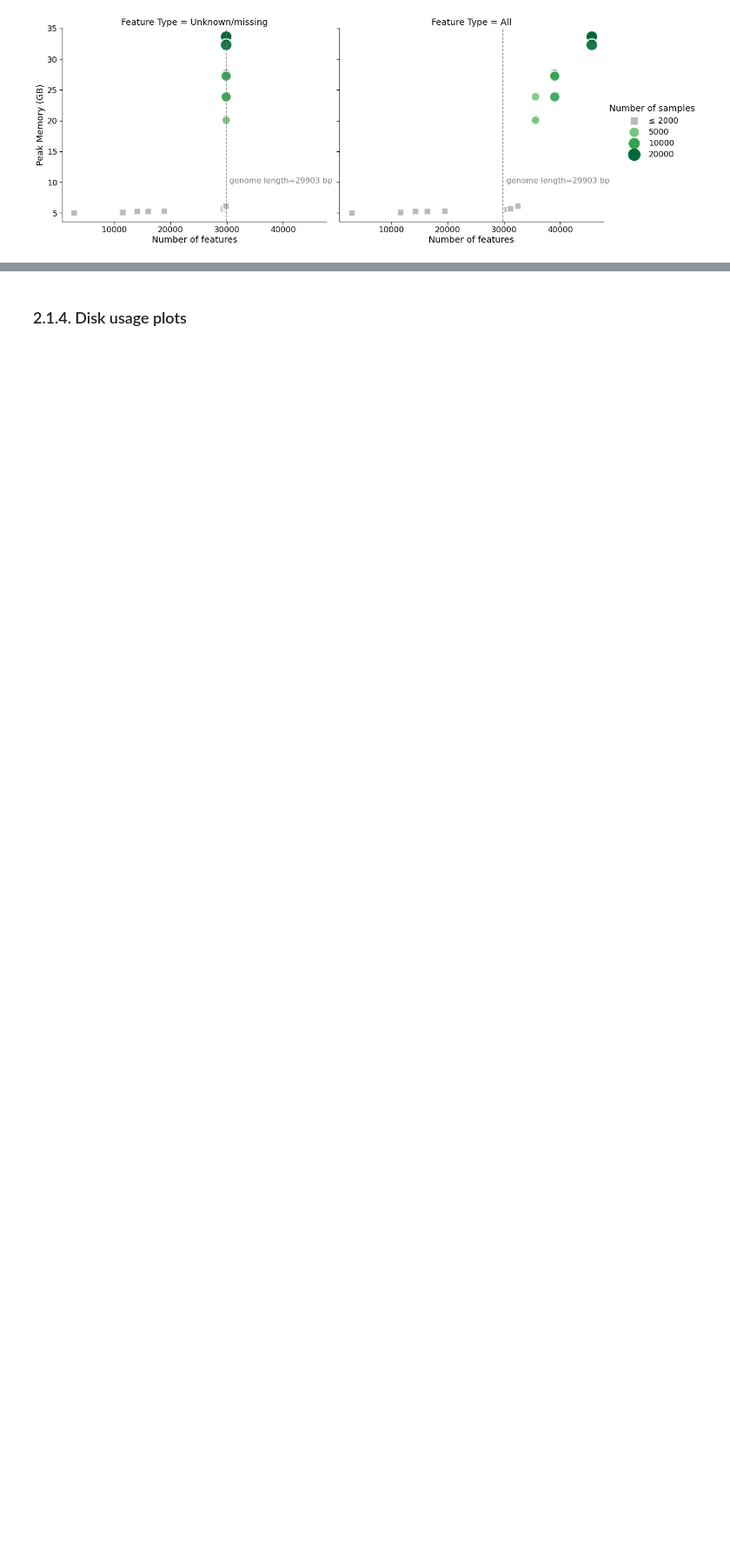
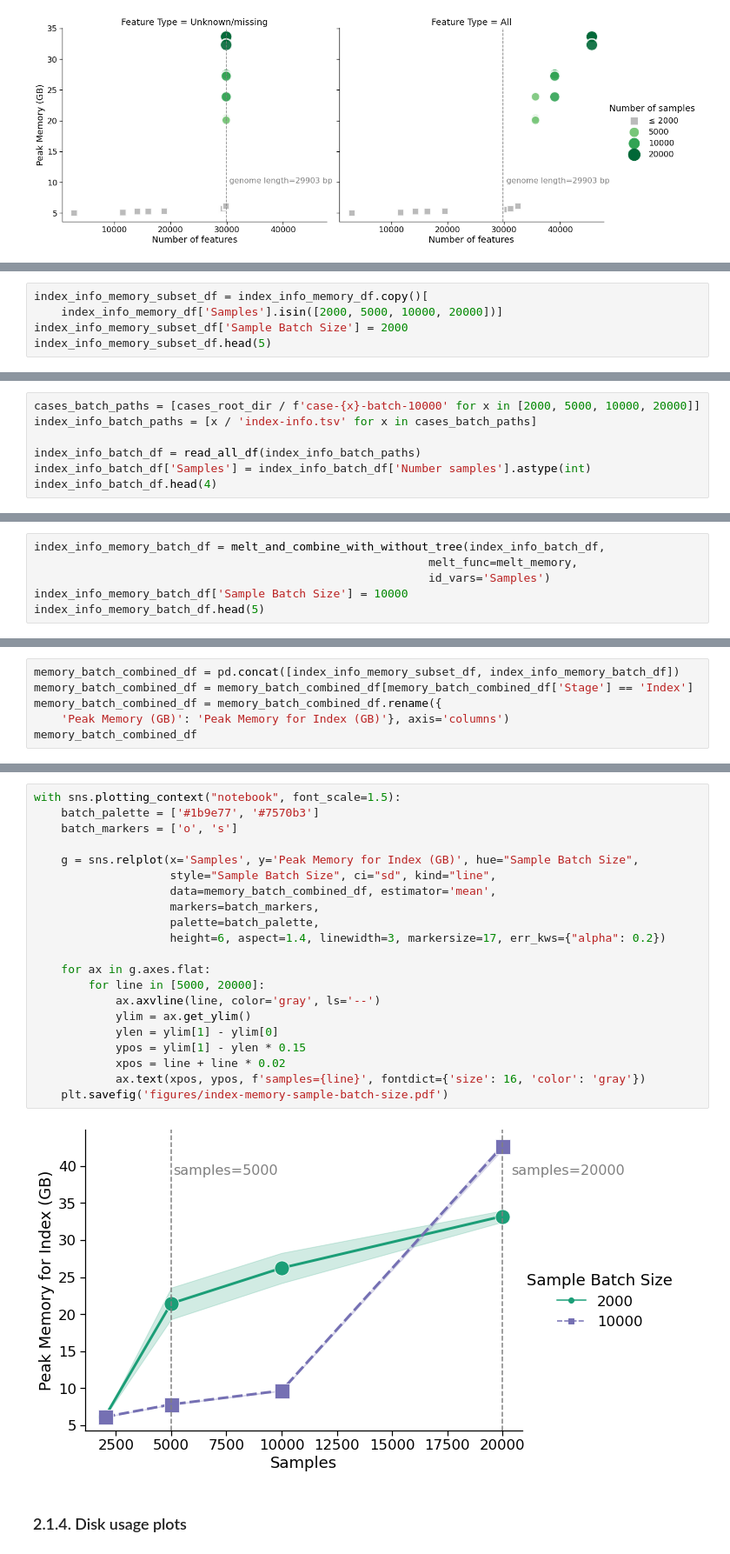
Before and after one commit to apetkau/genomics-data-index-evaluation-manuscript, a Jupyter notebook: evaluations/sars-cov-2/5-compare-results.ipynb, the cells around one changed output, grey strips where cells are left out. Shown at 87% size. Drawn from its saved outputs; the diff is of its cells as text; blank space fills up the shorter version.

Commit message:
Updated comparing results figure

```diff
--- a/evaluations/sars-cov-2/5-compare-results.ipynb
+++ b/evaluations/sars-cov-2/5-compare-results.ipynb
@@ -282,0 +285,5 @@ with sns.plotting_context("notebook", font_scale=1.5):
+# %%
+index_info_memory_subset_df = index_info_memory_df.copy()[
+    index_info_memory_df['Samples'].isin([2000, 5000, 10000, 20000])]
+index_info_memory_subset_df['Sample Batch Size'] = 2000
+index_info_memory_subset_df.head(5)
@@ -282,0 +297,7 @@ with sns.plotting_context("notebook", font_scale=1.5):
+# %%
+cases_batch_paths = [cases_root_dir / f'case-{x}-batch-10000' for x in [2000, 5000, 10000, 20000]]
+index_info_batch_paths = [x / 'index-info.tsv' for x in cases_batch_paths]
+
+index_info_batch_df = read_all_df(index_info_batch_paths)
+index_info_batch_df['Samples'] = index_info_batch_df['Number samples'].astype(int)
+index_info_batch_df.head(4)
@@ -282,0 +311,6 @@ with sns.plotting_context("notebook", font_scale=1.5):
+# %%
+index_info_memory_batch_df = melt_and_combine_with_without_tree(index_info_batch_df,
+                                                          melt_func=melt_memory,
+                                                          id_vars='Samples')
+index_info_memory_batch_df['Sample Batch Size'] = 10000
+index_info_memory_batch_df.head(5)
@@ -282,0 +324,6 @@ with sns.plotting_context("notebook", font_scale=1.5):
+# %%
+memory_batch_combined_df = pd.concat([index_info_memory_subset_df, index_info_memory_batch_df])
+memory_batch_combined_df = memory_batch_combined_df[memory_batch_combined_df['Stage'] == 'Index']
+memory_batch_combined_df = memory_batch_combined_df.rename({
+    'Peak Memory (GB)': 'Peak Memory for Index (GB)'}, axis='columns')
+memory_batch_combined_df
@@ -283,3 +348,26 @@ with sns.plotting_context("notebook", font_scale=1.5):
+# %%
+with sns.plotting_context("notebook", font_scale=1.5):
+    batch_palette = ['#1b9e77', '#7570b3']
+    batch_markers = ['o', 's']
+
+    g = sns.relplot(x='Samples', y='Peak Memory for Index (GB)', hue="Sample Batch Size",
+                    style="Sample Batch Size", ci="sd", kind="line",
+                    data=memory_batch_combined_df, estimator='mean',
+                    markers=batch_markers,
+                    palette=batch_palette,
+                    height=6, aspect=1.4, linewidth=3, markersize=17, err_kws={"alpha": 0.2})
+
+    for ax in g.axes.flat:
+        for line in [5000, 20000]:
+            ax.axvline(line, color='gray', ls='--')
+            ylim = ax.get_ylim()
+            ylen = ylim[1] - ylim[0]
+            ypos = ylim[1] - ylen * 0.15
+            xpos = line + line * 0.02
+            ax.text(xpos, ypos, f'samples={line}', fontdict={'size': 16, 'color': 'gray'})
+    plt.savefig('figures/index-memory-sample-batch-size.pdf')
+# %% [output]
+[figure, added]
 # %% [markdown]
 ### 2.1.4. Disk usage plots
 # %%
```
Also changed, not shown: parts of 9 cells of this notebook.
